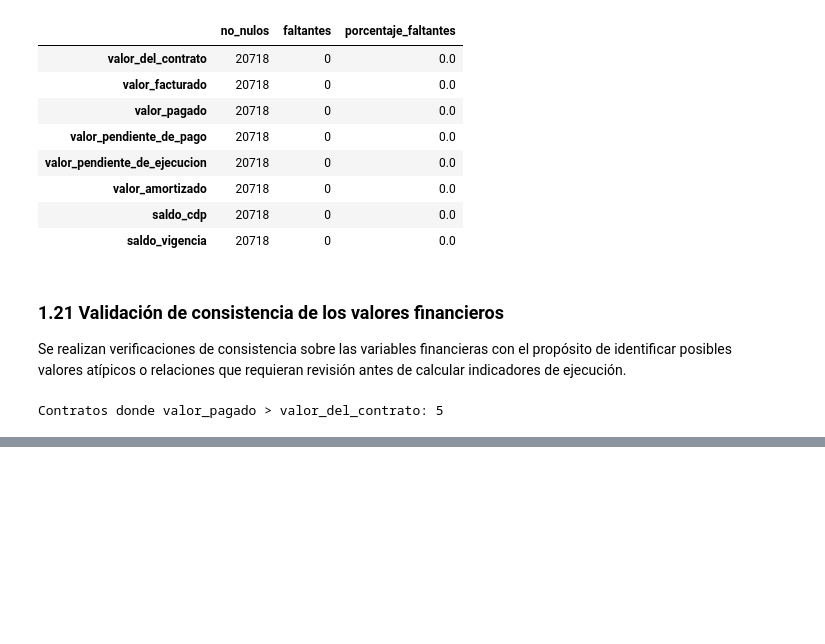
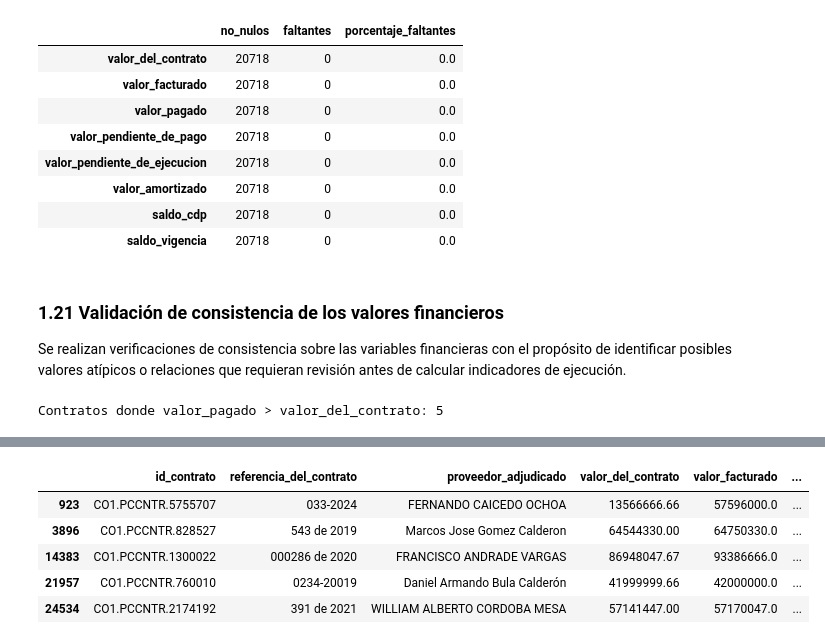
Before and after one commit to caldeeh/proyecto1-analitica-contratacion, a Jupyter notebook: Tarea 2/Pregunta 3/01_auditoria_inicial_p3.ipynb, the cells around one changed output, grey strips where cells are left out. Drawn from its saved outputs; the diff is of its cells as text; code cells hidden in the pictures; blank space fills up the shorter version.

```diff
--- a/Tarea 2/Pregunta 3/01_auditoria_inicial_p3.ipynb
+++ b/Tarea 2/Pregunta 3/01_auditoria_inicial_p3.ipynb
@@ -744,0 +811,46 @@ Contratos donde valor_facturado > valor_del_contrato: 5
+# %%
+# Calculamos la magnitud del exceso financiero
+
+casos_ambas_condiciones = casos_ambas_condiciones.copy()
+
+casos_ambas_condiciones["exceso_facturado"] = (
+    casos_ambas_condiciones["valor_facturado"]
+    - casos_ambas_condiciones["valor_del_contrato"]
+)
+
+casos_ambas_condiciones["porcentaje_exceso_facturado"] = (
+    casos_ambas_condiciones["exceso_facturado"]
+    / casos_ambas_condiciones["valor_del_contrato"]
+) * 100
+
+casos_ambas_condiciones["exceso_pagado"] = (
+    casos_ambas_condiciones["valor_pagado"]
+    - casos_ambas_condiciones["valor_del_contrato"]
+)
+
+casos_ambas_condiciones["porcentaje_exceso_pagado"] = (
+    casos_ambas_condiciones["exceso_pagado"]
+    / casos_ambas_condiciones["valor_del_contrato"]
+) * 100
+
+casos_ambas_condiciones[
+    [
+        "id_contrato",
+        "referencia_del_contrato",
+        "proveedor_adjudicado",
+        "valor_del_contrato",
+        "valor_facturado",
+        "exceso_facturado",
+        "porcentaje_exceso_facturado",
+        "valor_pagado",
+        "exceso_pagado",
+        "porcentaje_exceso_pagado"
+    ]
+]
+# %% [output]
+|  | id_contrato | referencia_del_contrato | proveedor_adjudicado | valor_del_contrato | valor_facturado | ... |
+| 923 | CO1.PCCNTR.5755707 | 033-2024 | FERNANDO CAICEDO OCHOA | 13566666.66 | 57596000.0 | ... |
+| 3896 | CO1.PCCNTR.828527 | 543 de 2019 | Marcos Jose Gomez Calderon | 64544330.00 | 64750330.0 | ... |
+| 14383 | CO1.PCCNTR.1300022 | 000286 de 2020 | FRANCISCO ANDRADE VARGAS | 86948047.67 | 93386666.0 | ... |
+| 21957 | CO1.PCCNTR.760010 | 0234-20019 | Daniel Armando Bula Calderón | 41999999.66 | 42000000.0 | ... |
+| 24534 | CO1.PCCNTR.2174192 | 391 de 2021 | WILLIAM ALBERTO CORDOBA MESA | 57141447.00 | 57170047.0 | ... |
```
Also changed, not shown: parts of 11 cells of this notebook.
